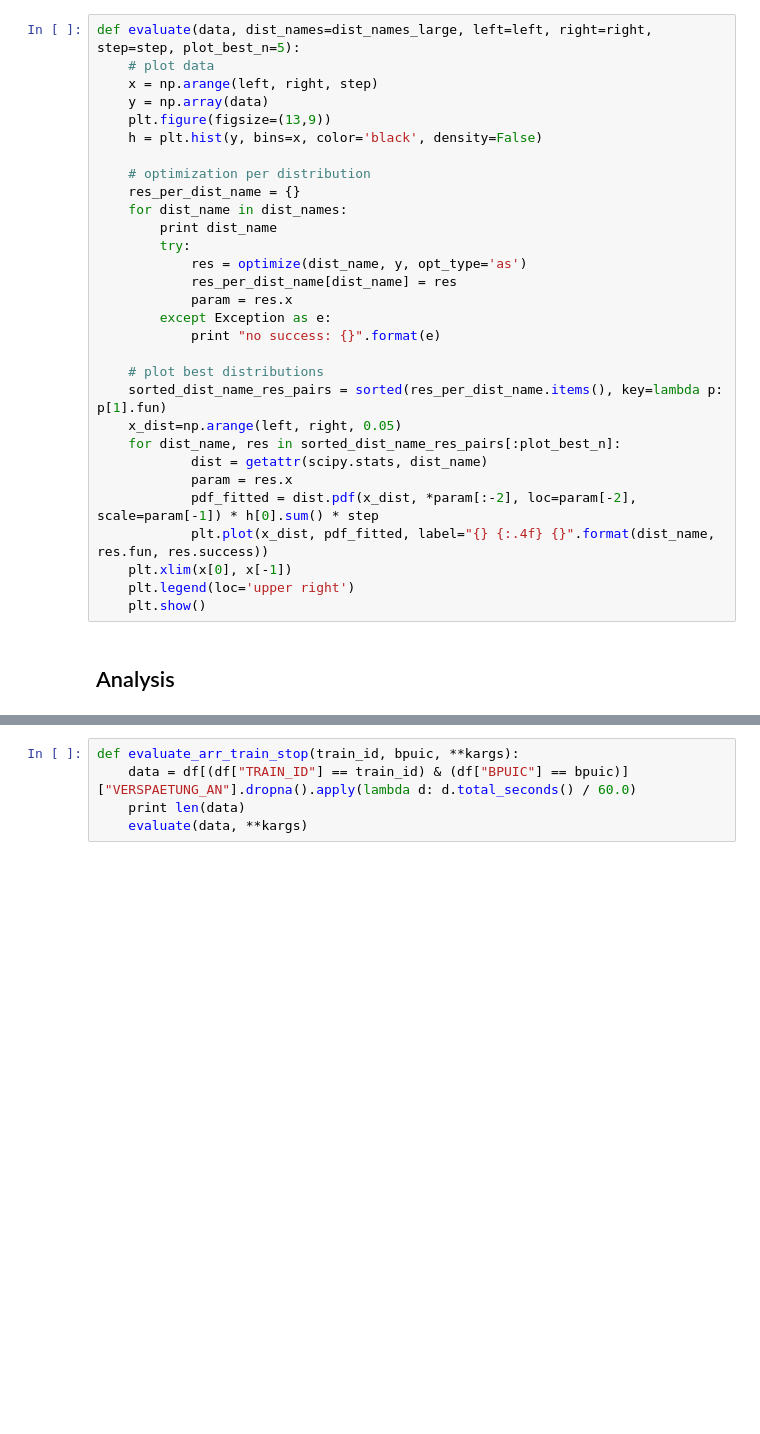
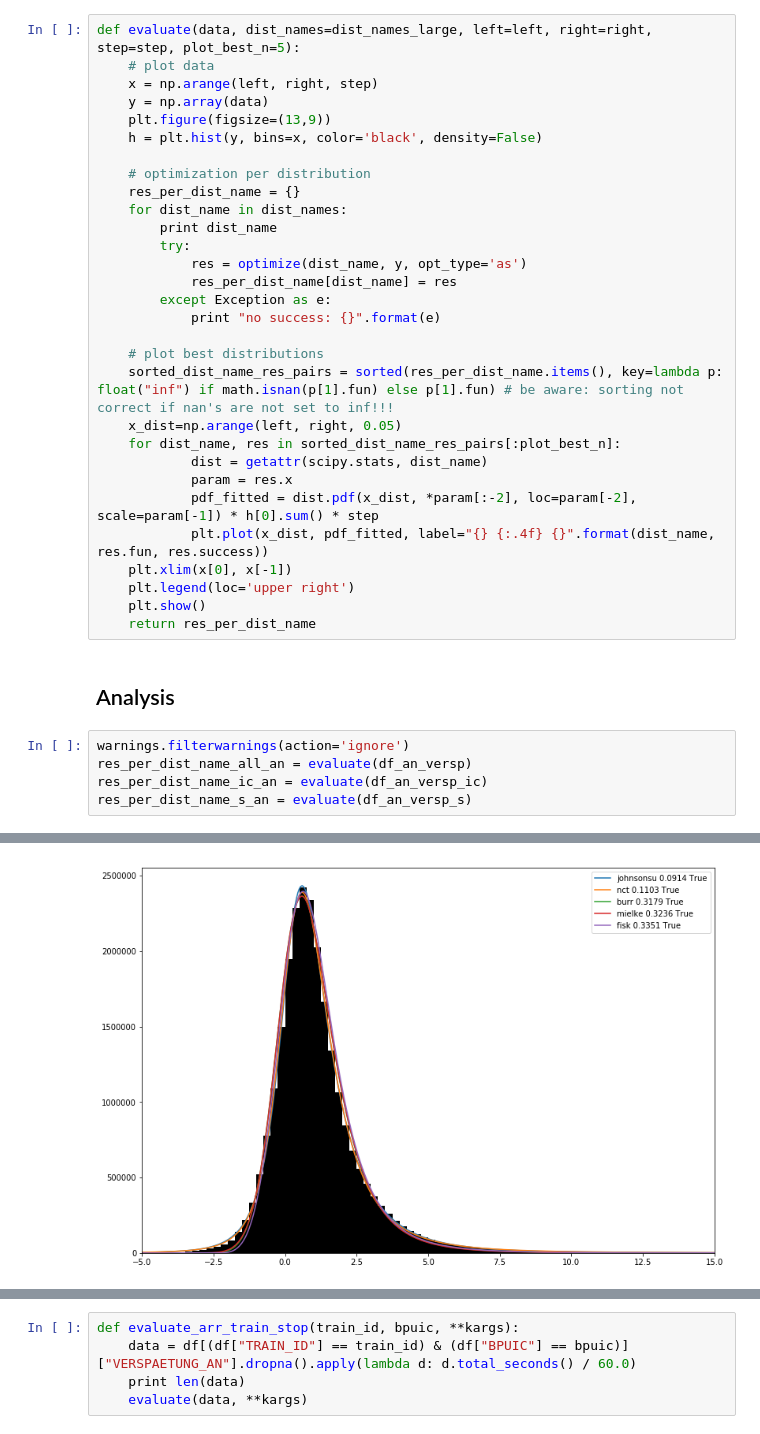
Before and after one commit to jlieberherr/swiss-train-delay-distributions, a Jupyter notebook: analysis.ipynb, the cells around one changed output, grey strips where cells are left out. Cells and saved outputs as stored; diff of their text form; blank space fills up the shorter version.

```diff
--- a/analysis.ipynb
+++ b/analysis.ipynb
@@ -331,12 +362,11 @@ def evaluate(data, dist_names=dist_names_large, left=left, right=right, step=ste
         try:
             res = optimize(dist_name, y, opt_type='as')
             res_per_dist_name[dist_name] = res
-            param = res.x
         except Exception as e:
             print "no success: {}".format(e)
 
     # plot best distributions
-    sorted_dist_name_res_pairs = sorted(res_per_dist_name.items(), key=lambda p: p[1].fun)
+    sorted_dist_name_res_pairs = sorted(res_per_dist_name.items(), key=lambda p: float("inf") if math.isnan(p[1].fun) else p[1].fun) # be aware: sorting not correct if nan's are not set to inf!!!
     x_dist=np.arange(left, right, 0.05)
     for dist_name, res in sorted_dist_name_res_pairs[:plot_best_n]:
             dist = getattr(scipy.stats, dist_name)
@@ -346,5 +376,12 @@ def evaluate(data, dist_names=dist_names_large, left=left, right=right, step=ste
     plt.xlim(x[0], x[-1])
     plt.legend(loc='upper right')
     plt.show()
+    return res_per_dist_name
 # %% [markdown]
 ## Analysis
+# %%
+warnings.filterwarnings(action='ignore')
+res_per_dist_name_all_an = evaluate(df_an_versp)
+res_per_dist_name_ic_an = evaluate(df_an_versp_ic)
+res_per_dist_name_s_an = evaluate(df_an_versp_s)
+# %% [output]
@@ -350,0 +405 @@ def evaluate(data, dist_names=dist_names_large, left=left, right=right, step=ste
+[figure, added]
```
Also changed, not shown: parts of 27 cells of this notebook.
